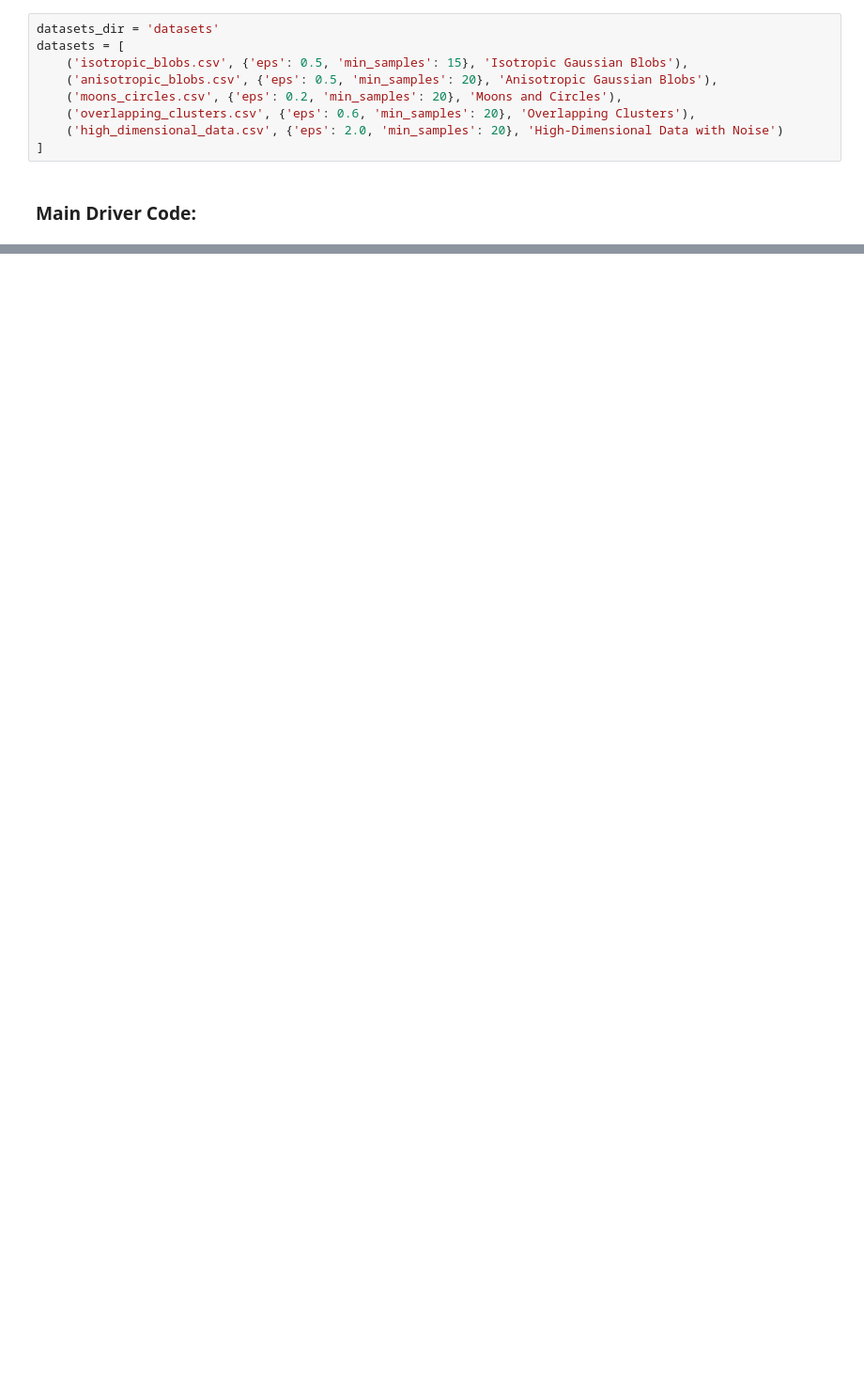
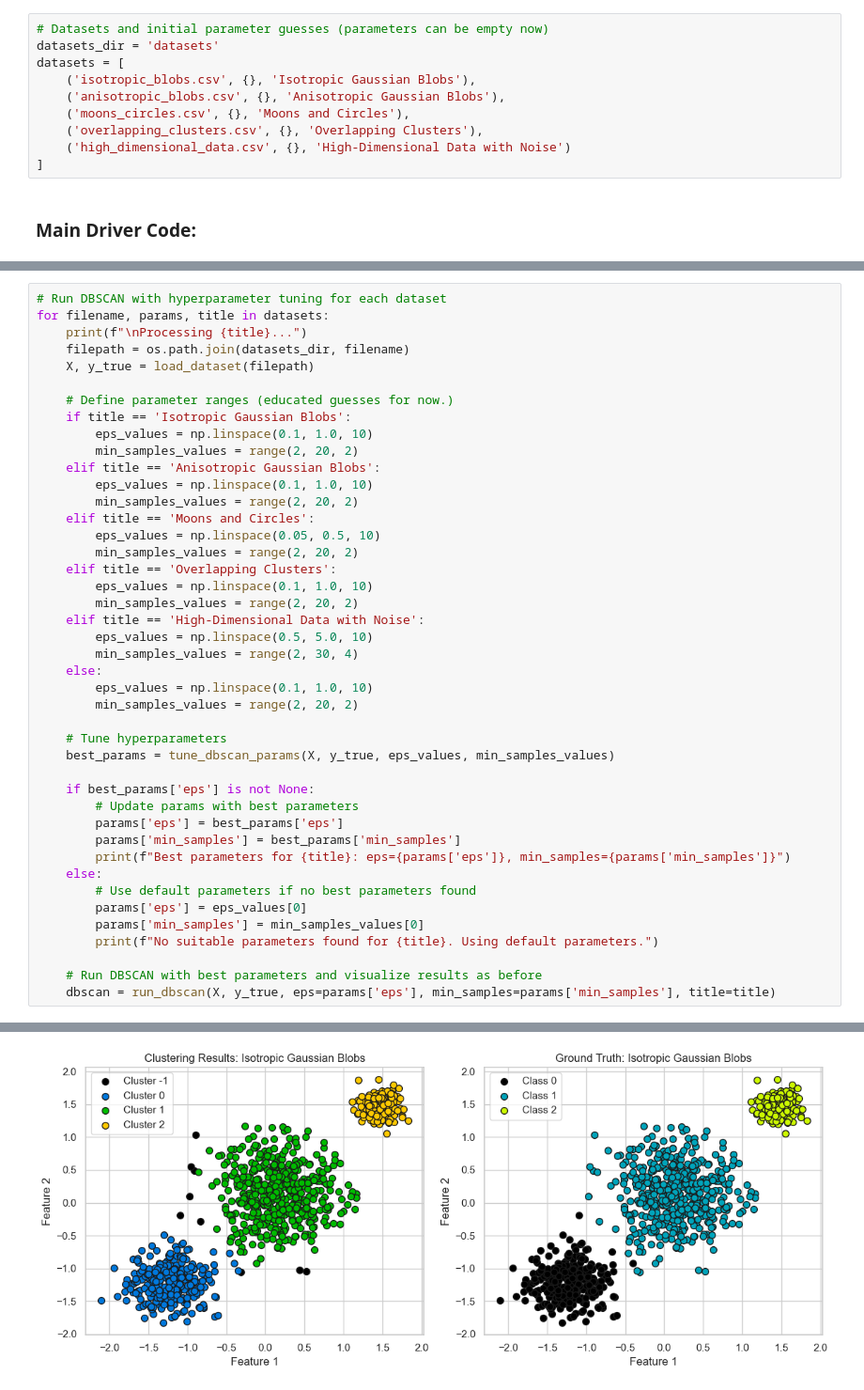
Before and after one commit to nalin0503/SC4020-DA-M, a Jupyter notebook: dbscan.ipynb, the cells around one changed output, grey strips where cells are left out. Shown at 94% size. Saved outputs shown, nothing was run; the diff lists cells and outputs as text; blank space fills up the shorter version.

Commit message:
dbscan hparams tuning

```diff
--- a/dbscan.ipynb
+++ b/dbscan.ipynb
@@ -49,11 +80,12 @@ def run_dbscan(X, y_true, eps=0.5, min_samples=5, title=''):
 # %%
+# Datasets and initial parameter guesses (parameters can be empty now)
 datasets_dir = 'datasets'
 datasets = [
-    ('isotropic_blobs.csv', {'eps': 0.5, 'min_samples': 15}, 'Isotropic Gaussian Blobs'),
-    ('anisotropic_blobs.csv', {'eps': 0.5, 'min_samples': 20}, 'Anisotropic Gaussian Blobs'),
-    ('moons_circles.csv', {'eps': 0.2, 'min_samples': 20}, 'Moons and Circles'),
-    ('overlapping_clusters.csv', {'eps': 0.6, 'min_samples': 20}, 'Overlapping Clusters'),
-    ('high_dimensional_data.csv', {'eps': 2.0, 'min_samples': 20}, 'High-Dimensional Data with Noise')
+    ('isotropic_blobs.csv', {}, 'Isotropic Gaussian Blobs'),
+    ('anisotropic_blobs.csv', {}, 'Anisotropic Gaussian Blobs'),
+    ('moons_circles.csv', {}, 'Moons and Circles'),
+    ('overlapping_clusters.csv', {}, 'Overlapping Clusters'),
+    ('high_dimensional_data.csv', {}, 'High-Dimensional Data with Noise')
 ]
 # %% [markdown]
 ### Main Driver Code:
@@ -122,0 +92,44 @@ Silhouette Score: Cannot be calculated with less than 2 clusters.
+# %%
+# Run DBSCAN with hyperparameter tuning for each dataset
+for filename, params, title in datasets:
+    print(f"\nProcessing {title}...")
+    filepath = os.path.join(datasets_dir, filename)
+    X, y_true = load_dataset(filepath)
+
+    # Define parameter ranges (educated guesses for now.)
+    if title == 'Isotropic Gaussian Blobs':
+        eps_values = np.linspace(0.1, 1.0, 10)
+        min_samples_values = range(2, 20, 2)
+    elif title == 'Anisotropic Gaussian Blobs':
+        eps_values = np.linspace(0.1, 1.0, 10)
+        min_samples_values = range(2, 20, 2)
+    elif title == 'Moons and Circles':
+        eps_values = np.linspace(0.05, 0.5, 10)
+        min_samples_values = range(2, 20, 2)
+    elif title == 'Overlapping Clusters':
+        eps_values = np.linspace(0.1, 1.0, 10)
+        min_samples_values = range(2, 20, 2)
+    elif title == 'High-Dimensional Data with Noise':
+        eps_values = np.linspace(0.5, 5.0, 10)
+        min_samples_values = range(2, 30, 4)
+    else:
+        eps_values = np.linspace(0.1, 1.0, 10)
+        min_samples_values = range(2, 20, 2)
+
+    # Tune hyperparameters
+    best_params = tune_dbscan_params(X, y_true, eps_values, min_samples_values)
+
+    if best_params['eps'] is not None:
+        # Update params with best parameters
+        params['eps'] = best_params['eps']
+        params['min_samples'] = best_params['min_samples']
+        print(f"Best parameters for {title}: eps={params['eps']}, min_samples={params['min_samples']}")
+    else:
+        # Use default parameters if no best parameters found
+        params['eps'] = eps_values[0]
+        params['min_samples'] = min_samples_values[0]
+        print(f"No suitable parameters found for {title}. Using default parameters.")
+
+    # Run DBSCAN with best parameters and visualize results as before
+    dbscan = run_dbscan(X, y_true, eps=params['eps'], min_samples=params['min_samples'], title=title)
+# %% [output]
@@ -122,0 +138 @@ Silhouette Score: Cannot be calculated with less than 2 clusters.
+[figure, added]
```
Also changed, not shown: parts of 5 cells of this notebook, 1 other file.
